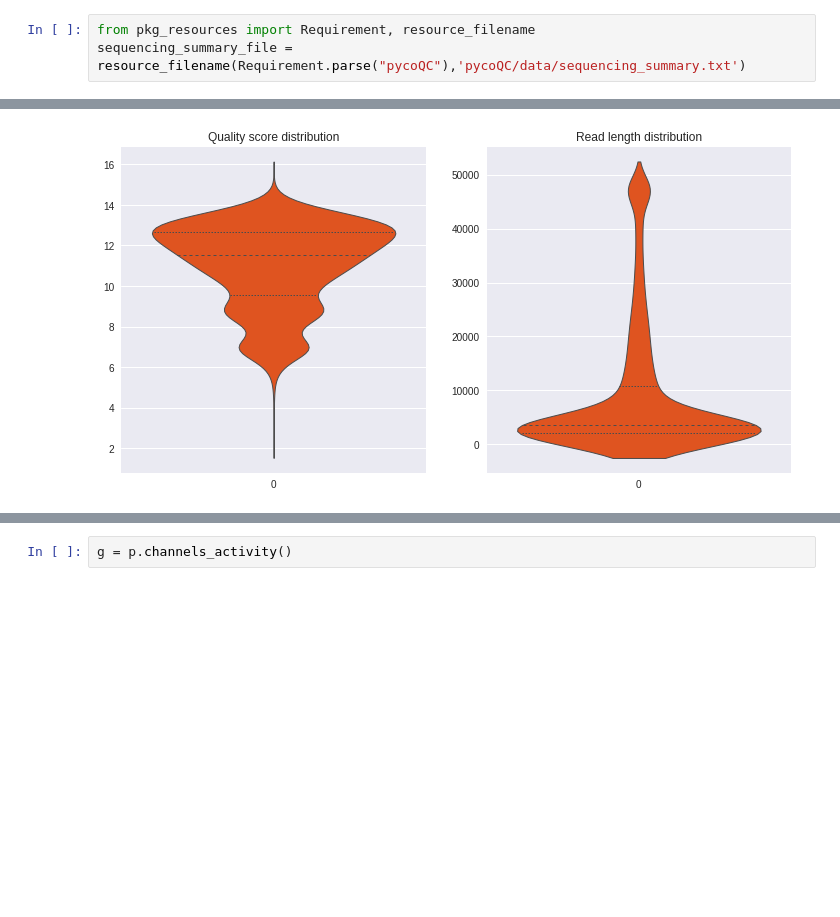
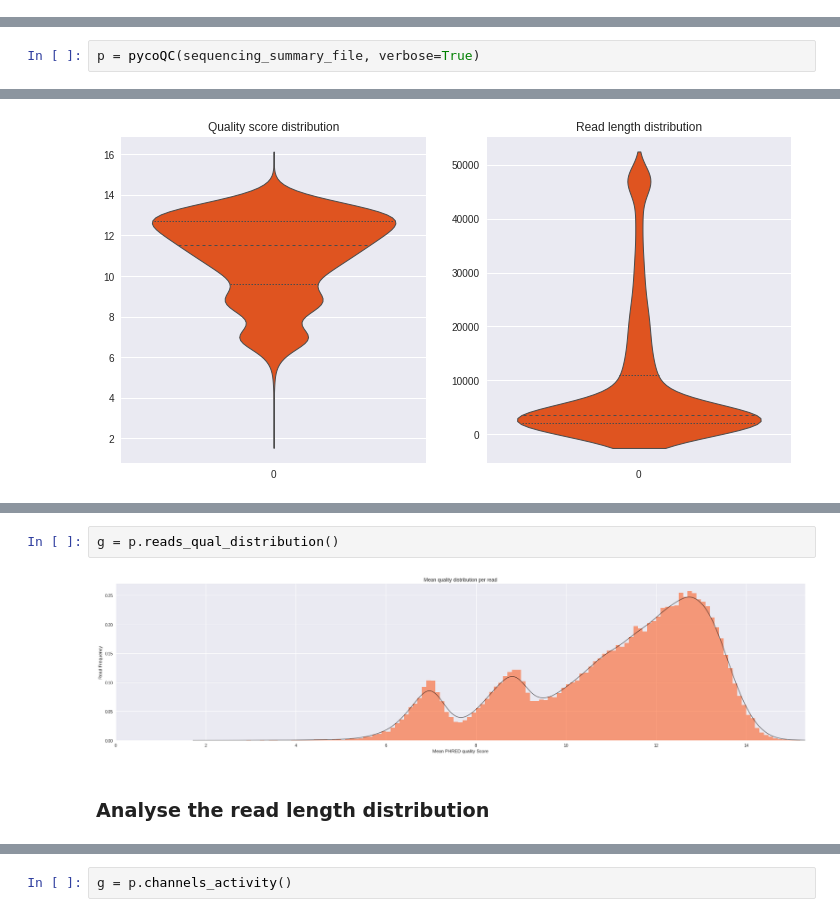
Before and after one commit to a-slide/pycoQC, a Jupyter notebook: README.ipynb, the cells around one changed output, grey strips where cells are left out. Saved outputs shown, nothing was run; the diff lists cells and outputs as text; blank space fills up the shorter version.

```diff
--- a/README.ipynb
+++ b/README.ipynb
@@ -104,3 +114,0 @@ from pycoQC.pycoQC import pycoQC as pcq
-# %%
-from pkg_resources import Requirement, resource_filename
-sequencing_summary_file = resource_filename(Requirement.parse("pycoQC"),'pycoQC/data/sequencing_summary.txt')
@@ -120,0 +121,2 @@ ad3de3b63de71c4c6d5ea4470a82782cf51210d9  126583
+# %%
+p = pycoQC(sequencing_summary_file, verbose=True)
@@ -155,0 +199,6 @@ Each function has specific options that are comprehensively detailed in the test
+# %%
+g = p.reads_qual_distribution()
+# %% [output]
+[figure, added]
+# %% [markdown]
+### Analyse the read length distribution
```
Also changed, not shown: parts of 54 cells of this notebook, 18 other files.
